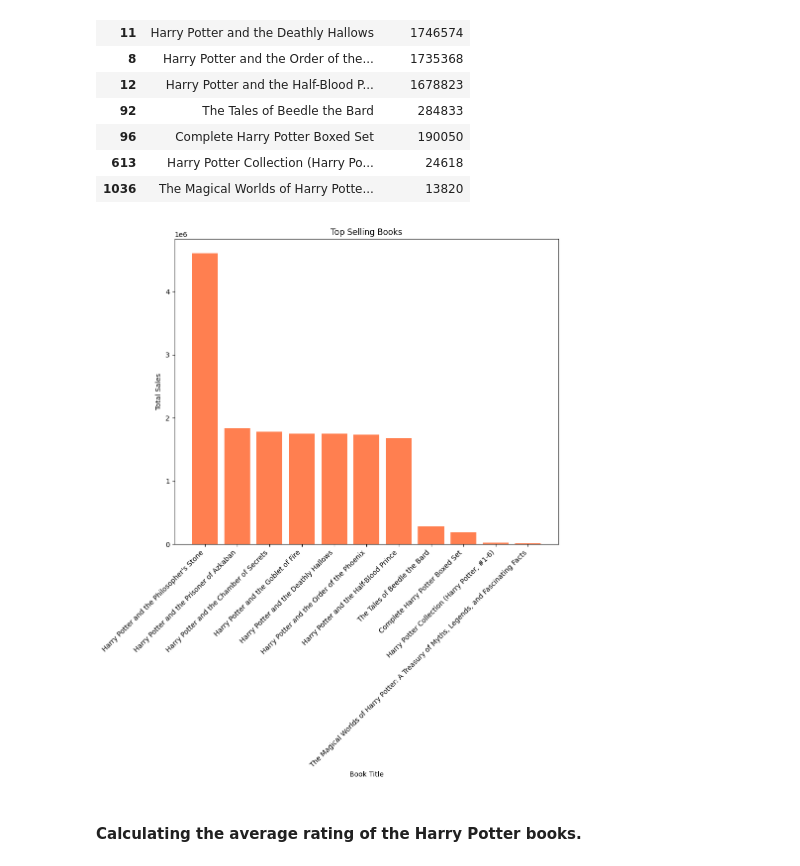
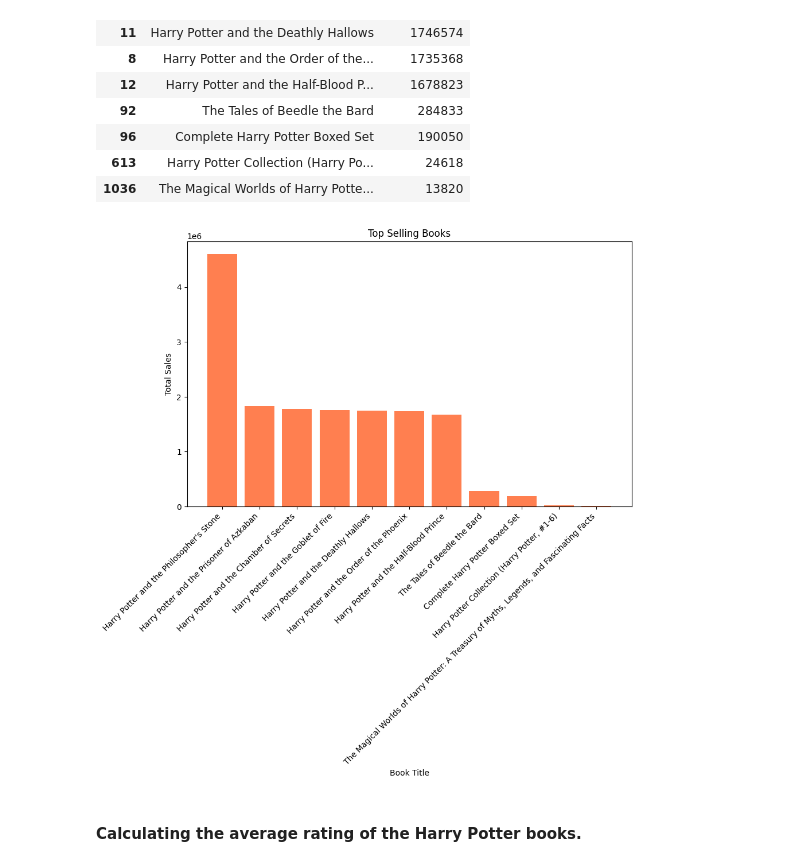
Before and after one commit to ahmadmourad/BooksDataseAnalysis, a Jupyter notebook: AhmedMourad2203187.ipynb, the cells around one changed output. Cells and saved outputs as stored; diff of their text form; code cells hidden in the pictures.

```diff
--- a/AhmedMourad2203187.ipynb
+++ b/AhmedMourad2203187.ipynb
@@ -107,9 +146,14 @@ print(data.duplicated().sum())
 #### Analysis on the Harry Potter book series
 # %%
 # here we only select from the whole data the rows which contain the word 'Harry Potter inside the 'original_title' column or if the 'authors' column contains any name of Harry Potter authors
-HP_Data = data[ (data['original_title'].str.contains('Harry Potter'))| (data['authors'] == 'J.K. Rowling') | (data['authors'] =='J.K. Rowling, Mary GrandPré') | (data['authors'] =='J.K. Rowling, Mary GrandPré, Rufus Beck') ]
+HP_Data = data[
+    (data["original_title"].str.contains("Harry Potter"))
+    | (data["authors"] == "J.K. Rowling")
+    | (data["authors"] == "J.K. Rowling, Mary GrandPré")
+    | (data["authors"] == "J.K. Rowling, Mary GrandPré, Rufus Beck")
+]
 # here we sort it according to 'original_publication_year' ascendingly
-HP_Data = HP_Data.sort_values(by=['original_publication_year'], ascending=True)
+HP_Data = HP_Data.sort_values(by=["original_publication_year"], ascending=True)
 HP_Data
 # %% [output]
 |  | book_id | goodreads_book_id | best_book_id | work_id | books_count | isbn | isbn13 | authors | ... |
@@ -128,11 +172,14 @@ HP_Data
 # %% [markdown]
 #### Finding the most selling books within the Harry Potter series
 # %%
-''' To find the most selling books within the Harry Potter series We can know it from the 'ratings_count'column
-    which contains the total number of ratings to book which also mean total number of times the book sold '''
-HP_Data = HP_Data.sort_values(by=['ratings_count'],ascending=False)
-Most_selling_HPbooks = pd.concat([HP_Data['original_title'], HP_Data['ratings_count']], axis=1)
-Most_selling_HPbooks.columns =['Series_Title' , 'Sold_Count']
+""" To find the most selling books within the Harry Potter series We can know it from the 'ratings_count'column
+    which contains the total number of ratings to book which also mean total number of times the book sold """
+
+HP_Data = HP_Data.sort_values(by=["ratings_count"], ascending=False)
+Most_selling_HPbooks = pd.concat(
+    [HP_Data["original_title"], HP_Data["ratings_count"]], axis=1
+)
+Most_selling_HPbooks.columns = ["Series_Title", "Sold_Count"]
 Most_selling_HPbooks
 # %% [output]
 |  | Series_Title | Sold_Count |
@@ -150,15 +197,20 @@ Most_selling_HPbooks
 # %%
 # Here I plotted the most selling books using a Bar chart
 import matplotlib.pyplot as plt
-plt.figure(figsize=(10, 8))
-plt.bar(Most_selling_HPbooks['Series_Title'], Most_selling_HPbooks['Sold_Count'], color='coral')
-plt.xlabel('Book Title')
-plt.ylabel('Total Sales')
-plt.title('Top Selling Books')
-plt.xticks(rotation=45, ha='right')  # Rotate x-axis labels for better readability
+
+plt.figure(figsize=(10, 6))
+plt.bar(
+    Most_selling_HPbooks["Series_Title"],
+    Most_selling_HPbooks["Sold_Count"],
+    color="coral",
+)
+plt.xlabel("Book Title")
+plt.ylabel("Total Sales")
+plt.title("Top Selling Books")
+plt.xticks(rotation=45, ha="right")  # Rotate x-axis labels for better readability
 plt.show()
 # %% [output]
-[figure, old version]
+[figure, new version]
 # %% [markdown]
 #### Calculating the average rating of the Harry Potter books.
 # %%
```
Also changed, not shown: parts of 8 cells of this notebook.
